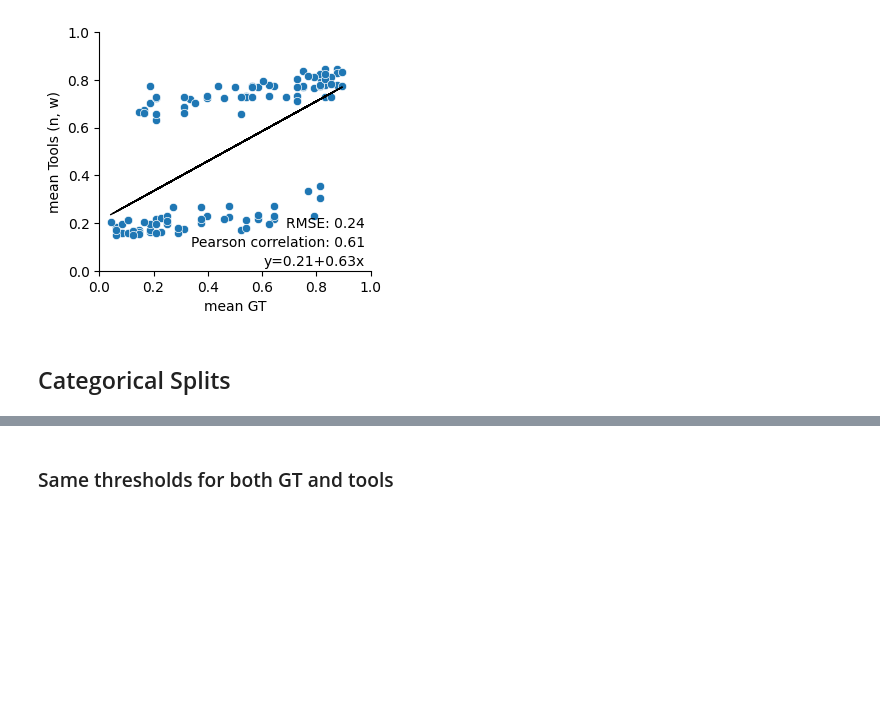
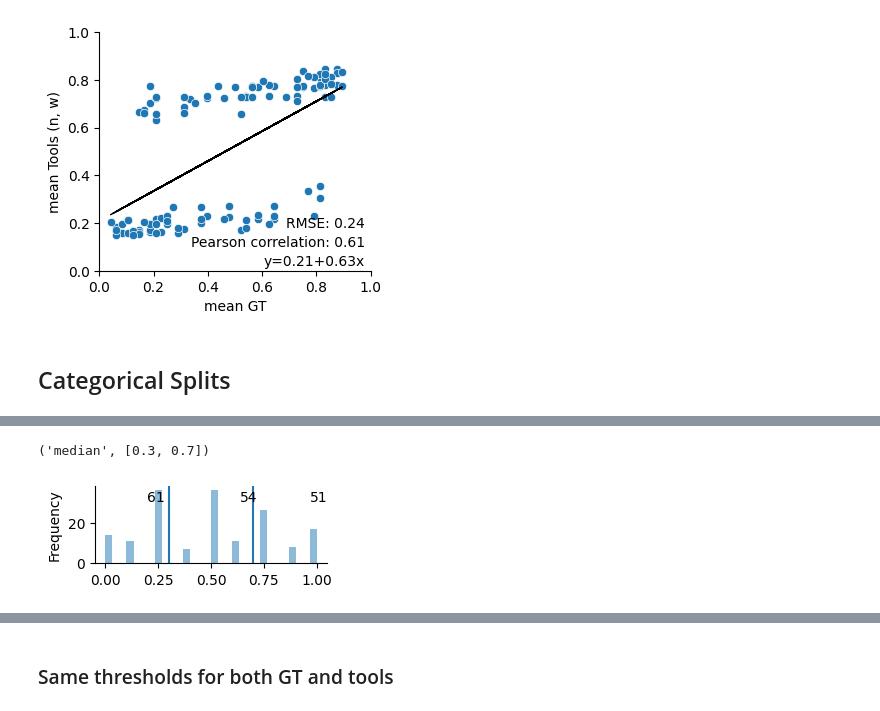
Before and after one commit to CSHVienna/chinese-names-gender, a Jupyter notebook: code/notebooks/chinese_gender_comparison.ipynb, the cells around one changed output, grey strips where cells are left out. Saved outputs shown, nothing was run; the diff lists cells and outputs as text; code cells hidden in the pictures; blank space fills up the shorter version.

```diff
--- a/code/notebooks/chinese_gender_comparison.ipynb
+++ b/code/notebooks/chinese_gender_comparison.ipynb
@@ -538,0 +553,12 @@ vis.plot_distribution_and_cuts(tc.df_ch_genders_gt, cuts_7[0], bins=30, figsize=
+# %%
+# 4. median visual groups
+cut_id = 4
+cuts = STRATEGY[cut_id]['gt_gender'].replace('gender_',''),  STRATEGY[cut_id]['cuts']
+params = f"{cut_id}_{cuts[0]}_{'-'.join([str(c) for c in cuts[1]])}"
+print(cuts)
+
+fn = ios.path_join(DIR_GT_PLOTS, f"gt_distribution_cut{params}.pdf")
+vis.plot_distribution_and_cuts(tc.df_ch_genders_gt, cuts[0], bins=30, figsize=(3,1), cuts=cuts[1], fn=fn)
+# %% [output]
+('median', [0.3, 0.7])
+[figure, added]
```
Also changed, not shown: parts of 22 cells of this notebook, 9 other files.
